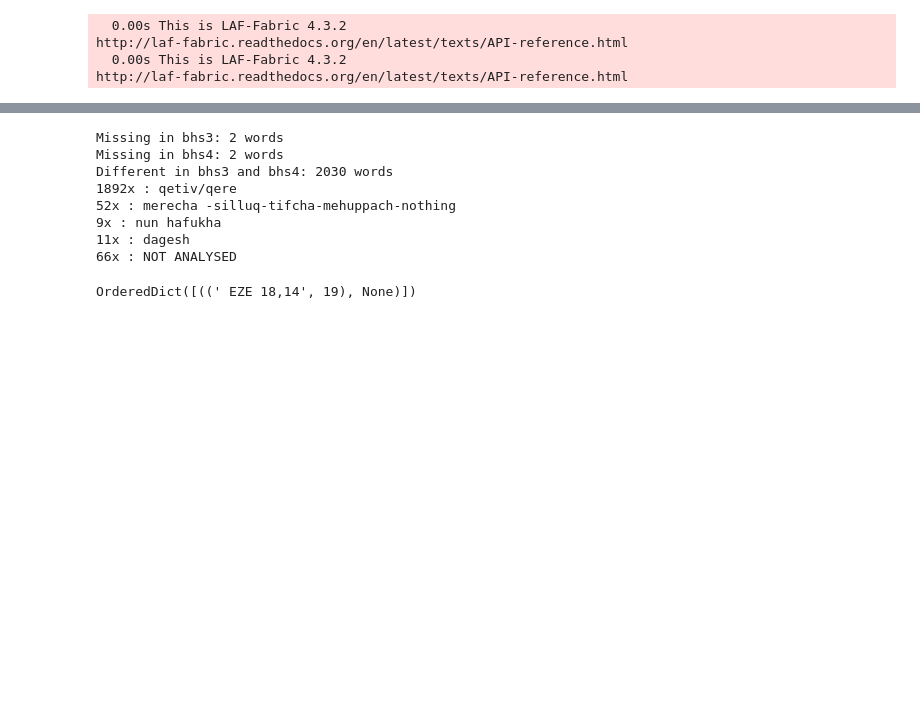
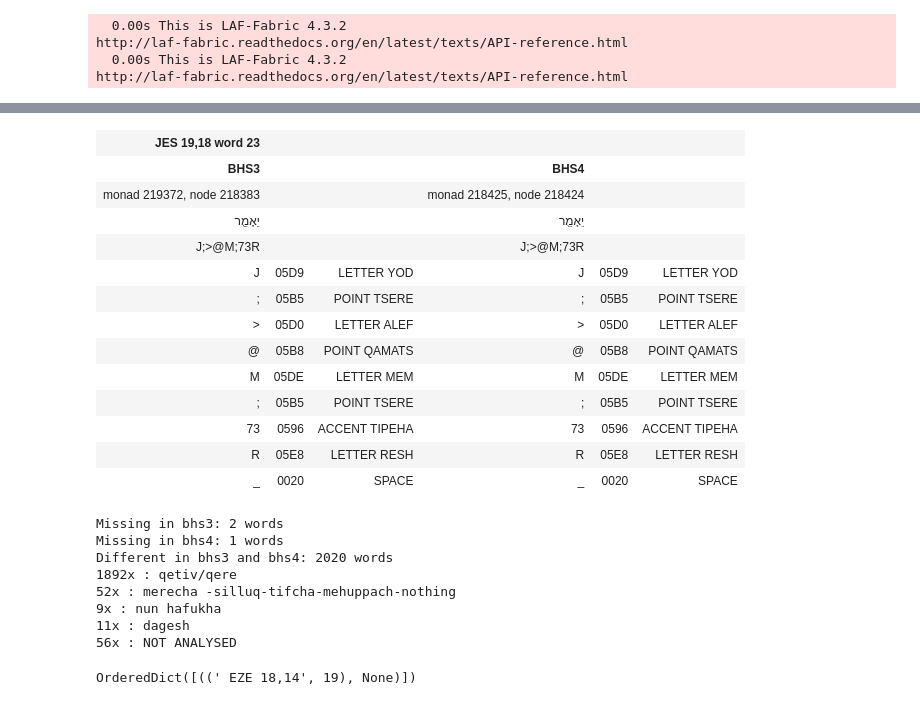
Before and after one commit to MartijnETCBC/laf-fabric-nbs, a Jupyter notebook: text/Showcases 3 versus 4.ipynb, the cells around one changed output, grey strips where cells are left out. Drawn from its saved outputs; the diff is of its cells as text; code cells hidden in the pictures; blank space fills up the shorter version.

```diff
--- a/text/Showcases 3 versus 4.ipynb
+++ b/text/Showcases 3 versus 4.ipynb
@@ -125,8 +135,8 @@ def show_heb(heb):
 # %%
 API3['msg']("Making index for BHS3")
-bhs3 = monad_passage_index(API3, 3, 'verse_label', 'graphical_word', 'text', 'suffix')
+(bhs3, bhs3n) = monad_passage_index(API3, 3, 'verse_label', 'graphical_word', 'text', 'suffix')
 API3['msg']("Done")
 API4['msg']("Making index for BHS4")
-bhs4 = monad_passage_index(API4, 4, 'label', 'g_word', 'g_word_utf8', 'trailer_utf8')
+(bhs4, bhs4n) = monad_passage_index(API4, 4, 'label', 'g_word', 'g_word_utf8', 'trailer_utf8')
 API4['msg']("Done")
 # %% [output]
@@ -225,3 +369,20 @@ show_case(' GEN 01,01', 4)
+# %%
+show_case(' JES 19,18', 23)
+# %% [output]
+| JES 19,18 word 23 |  |  |  |  |  |
+| BHS3 |  |  | BHS4 |  |  |
+| monad 219372, node 218383 |  |  | monad 218425, node 218424 |  |  |
+| יֵאָמֵ֖ר |  |  | יֵאָמֵ֖ר |  |  |
+| J;>@M;73R |  |  | J;>@M;73R |  |  |
+| J | 05D9 | LETTER YOD | J | 05D9 | LETTER YOD |
+| ; | 05B5 | POINT TSERE | ; | 05B5 | POINT TSERE |
+| > | 05D0 | LETTER ALEF | > | 05D0 | LETTER ALEF |
+| @ | 05B8 | POINT QAMATS | @ | 05B8 | POINT QAMATS |
+| M | 05DE | LETTER MEM | M | 05DE | LETTER MEM |
+| ; | 05B5 | POINT TSERE | ; | 05B5 | POINT TSERE |
+| 73 | 0596 | ACCENT TIPEHA | 73 | 0596 | ACCENT TIPEHA |
+| R | 05E8 | LETTER RESH | R | 05E8 | LETTER RESH |
+| _ | 0020 | SPACE | _ | 0020 | SPACE |
 # %%
 missing_in_3 = collections.OrderedDict()
 missing_in_4 = collections.OrderedDict()
@@ -250,7 +411,7 @@ for e in bhs4:
                 code = 'q'
             elif un3.replace('\u05A5', '').replace('\u05BD', '').replace('\u0596', '').replace('\u05A4', '').replace('\u05BE', '') == un4.replace('\u05A5', '').replace('\u05BD', '').replace('\u0596', '').replace('\u05A4', '').replace('\u05BE', ''):
                 code = 'm'
-            elif un3.replace('\u05C6', '\u05E0') == un4:
+            elif '\u05C6' in un3 + un4:
                 code = 'n'
             elif un3.replace('\u05BC', '') == un4.replace('\u05BC', ''):
                 code = 'd'
@@ -264,13 +425,13 @@ for code in codes:
     print("{}x : {}".format(len([e for e in different if different[e] == code]), codes[code]))
 # %% [output]
 Missing in bhs3: 2 words
-Missing in bhs4: 2 words
-Different in bhs3 and bhs4: 2030 words
+Missing in bhs4: 1 words
+Different in bhs3 and bhs4: 2020 words
 1892x : qetiv/qere
 52x : merecha -silluq-tifcha-mehuppach-nothing
 9x : nun hafukha
 11x : dagesh
-66x : NOT ANALYSED
+56x : NOT ANALYSED
 # %%
 ohtest = API4['outfile']('test.html')
 testcases = [(' EXO 32,17', i) for i in range(1,11)]
```
Also changed, not shown: parts of 13 cells of this notebook.
